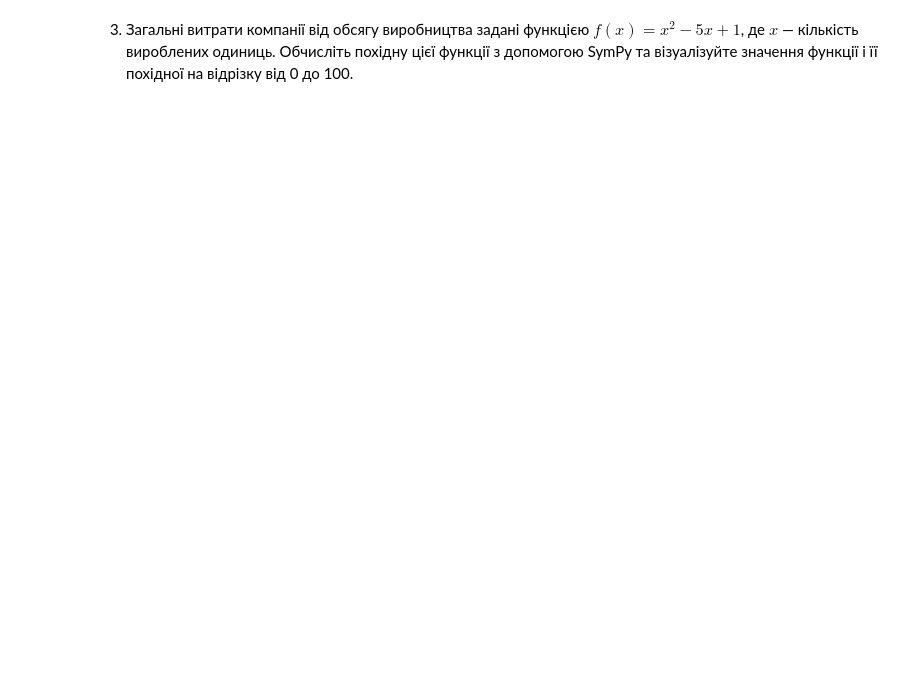
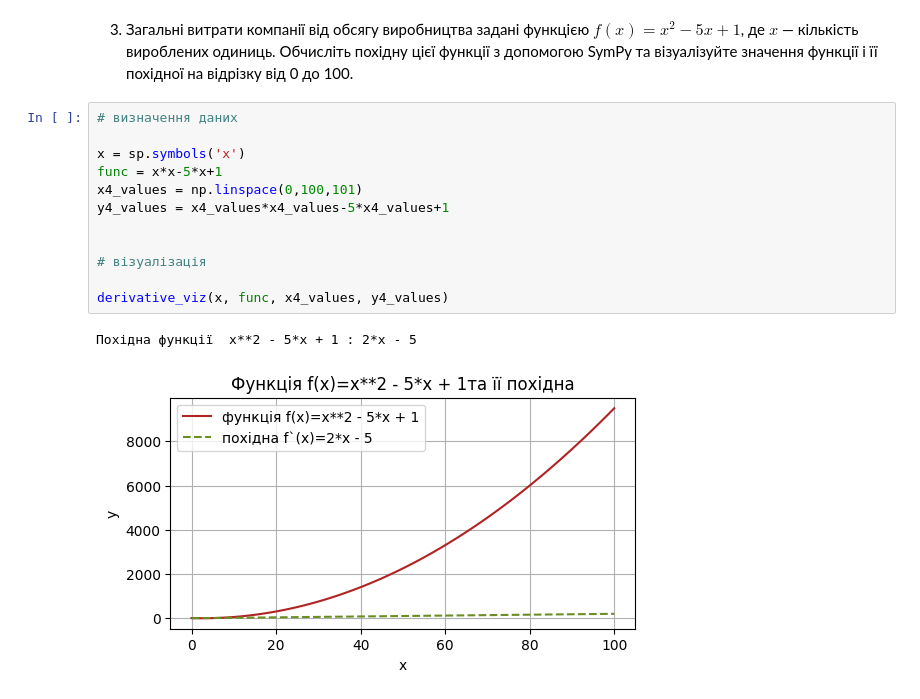
Before and after one commit to roldugina/Machine_learning_course, a Jupyter notebook: ML_task_2_3_funcions_derivatives.ipynb, the cells around one changed output. Drawn from its saved outputs; the diff is of its cells as text; blank space fills up the shorter version.

```diff
--- a/ML_task_2_3_funcions_derivatives.ipynb
+++ b/ML_task_2_3_funcions_derivatives.ipynb
@@ -74,3 +96,18 @@ derivative_viz(x, func, x_values, y_values, 'Функція sin(x) та її п
 # %% [markdown]
 
 3. Загальні витрати компанії від обсягу виробництва задані функцією $ f(x) = x^2 - 5x + 1 $, де $ x $ — кількість вироблених одиниць. Обчисліть похідну цієї функції з допомогою SymPy та візуалізуйте значення функції і її похідної на відрізку від 0 до 100.
+# %%
+# визначення даних
+
+x = sp.symbols('x')
+func = x*x-5*x+1
+x4_values = np.linspace(0,100,101)
+y4_values = x4_values*x4_values-5*x4_values+1
+
+
+# візуалізація
+
+derivative_viz(x, func, x4_values, y4_values)
+# %% [output]
+Похідна функції  x**2 - 5*x + 1 : 2*x - 5
+[figure, added]
```
Also changed, not shown: parts of 7 cells of this notebook.
